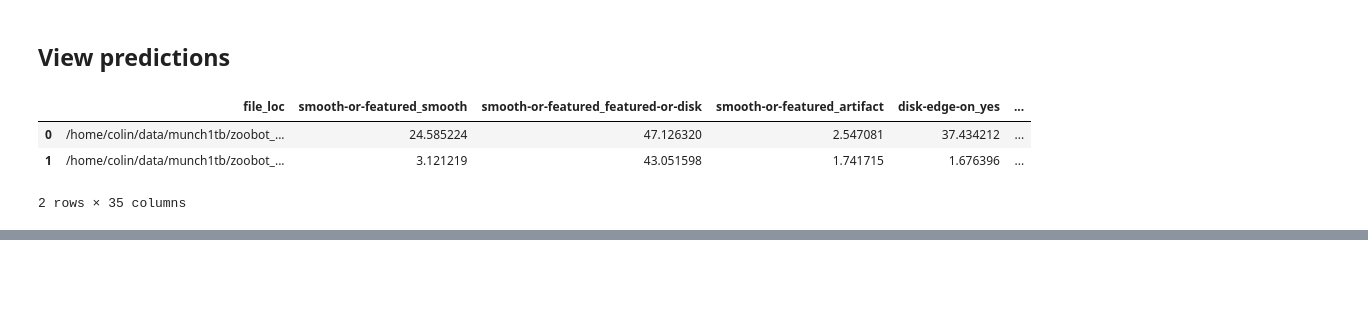
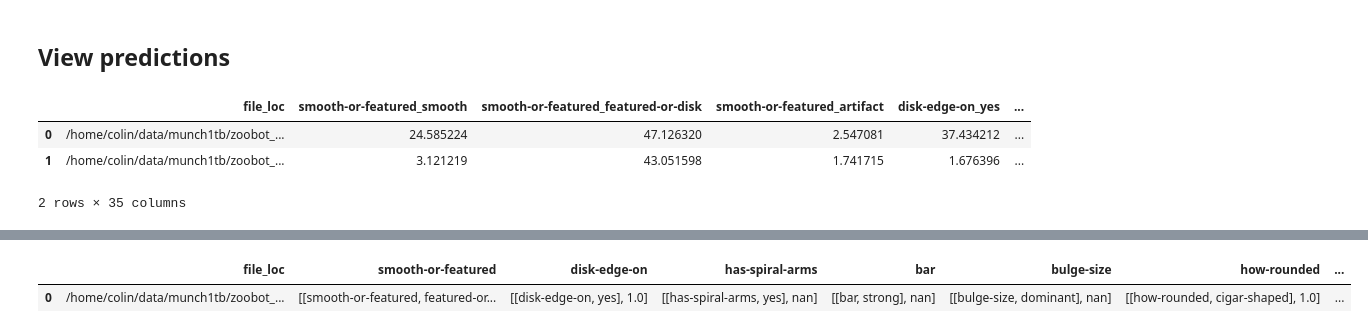
Before and after one commit to colinleach/proj502, a Jupyter notebook: notebooks_local/predictions.ipynb, the cells around one changed output, grey strips where cells are left out. Saved outputs shown, nothing was run; the diff lists cells and outputs as text; code cells hidden in the pictures; blank space fills up the shorter version.

```diff
--- a/notebooks_local/predictions.ipynb
+++ b/notebooks_local/predictions.ipynb
@@ -73,3 +71,10 @@ vp.summaries.head(2)
 |  | file_loc | smooth-or-featured | disk-edge-on | has-spiral-arms | bar | bulge-size | how-rounded | ... |
 | 0 | /home/colin/data/munch1tb/zoobot_... | [[smooth-or-featured, featured-or... | [[disk-edge-on, yes], 0.940119266... | [[has-spiral-arms, yes], 0.620157... | [[bar, no], 0.6682100892066956] | [[bulge-size, small], 0.781047046... | [[how-rounded, cigar-shaped], 0.9... | ... |
 | 1 | /home/colin/data/munch1tb/zoobot_... | [[smooth-or-featured, featured-or... | [[disk-edge-on, no], 0.9819012880... | [[has-spiral-arms, yes], 0.966565... | [[bar, no], 0.7243795990943909] | [[bulge-size, small], 0.789142370... | [[how-rounded, in-between], 0.717... | ... |
+# %%
+vp.make_observed_summaries(catalog_file)
+
+vp.obs_summaries.head(1)
+# %% [output]
+|  | file_loc | smooth-or-featured | disk-edge-on | has-spiral-arms | bar | bulge-size | how-rounded | ... |
+| 0 | /home/colin/data/munch1tb/zoobot_... | [[smooth-or-featured, featured-or... | [[disk-edge-on, yes], 1.0] | [[has-spiral-arms, yes], nan] | [[bar, strong], nan] | [[bulge-size, dominant], nan] | [[how-rounded, cigar-shaped], 1.0] | ... |
```
Also changed, not shown: parts of 6 cells of this notebook, 3 other files.
